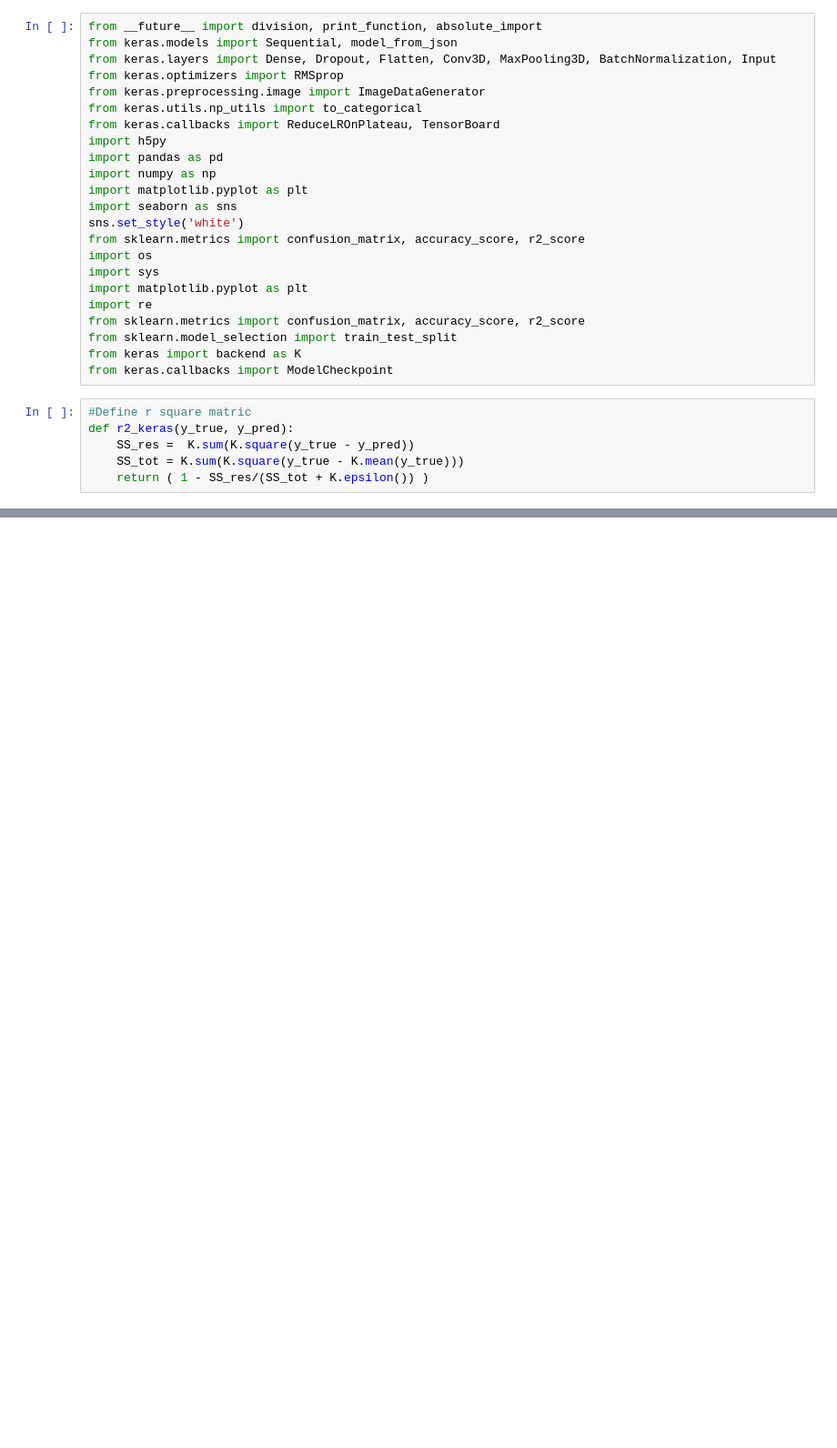
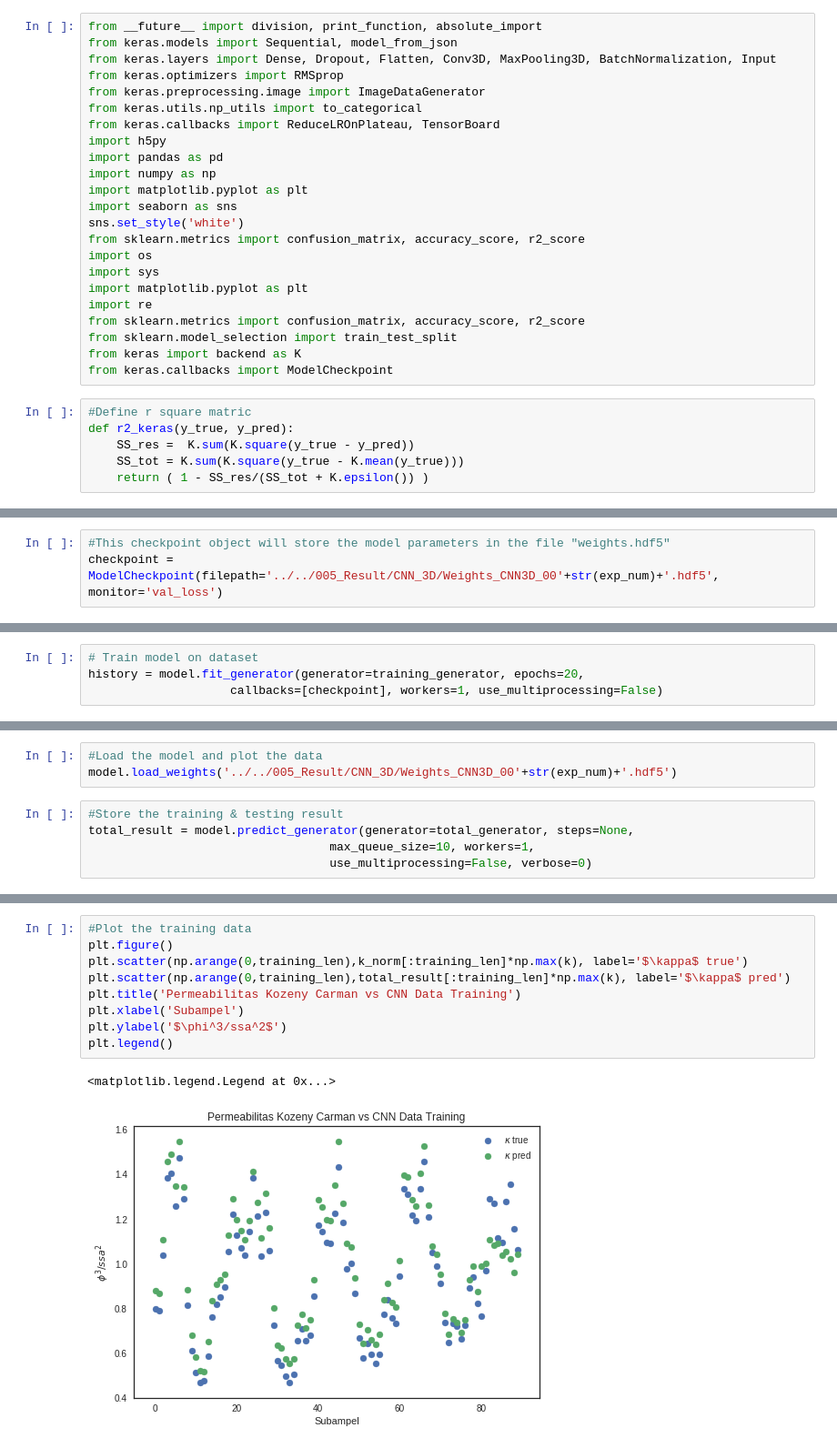
Before and after one commit to fajarwr/CNN_3D_Permaebility, a Jupyter notebook: CNN_3D_Permeability.ipynb, the cells around one changed output, grey strips where cells are left out. Shown at 91% size. Drawn from its saved outputs; the diff is of its cells as text; blank space fills up the shorter version.

```diff
--- a/CNN_3D_Permeability.ipynb
+++ b/CNN_3D_Permeability.ipynb
@@ -53,0 +167,3 @@ gdrive  sample_data
+# %%
+#This checkpoint object will store the model parameters in the file "weights.hdf5"
+checkpoint = ModelCheckpoint(filepath='../../005_Result/CNN_3D/Weights_CNN3D_00'+str(exp_num)+'.hdf5', monitor='val_loss')
@@ -53,0 +173,4 @@ gdrive  sample_data
+# %%
+# Train model on dataset
+history = model.fit_generator(generator=training_generator, epochs=20,
+                    callbacks=[checkpoint], workers=1, use_multiprocessing=False)
@@ -53,0 +199,8 @@ gdrive  sample_data
+# %%
+#Load the model and plot the data
+model.load_weights('../../005_Result/CNN_3D/Weights_CNN3D_00'+str(exp_num)+'.hdf5')
+# %%
+#Store the training & testing result
+total_result = model.predict_generator(generator=total_generator, steps=None,
+                                  max_queue_size=10, workers=1,
+                                  use_multiprocessing=False, verbose=0)
@@ -53,0 +223,12 @@ gdrive  sample_data
+# %%
+#Plot the training data
+plt.figure()
+plt.scatter(np.arange(0,training_len),k_norm[:training_len]*np.max(k), label='$\kappa$ true')
+plt.scatter(np.arange(0,training_len),total_result[:training_len]*np.max(k), label='$\kappa$ pred')
+plt.title('Permeabilitas Kozeny Carman vs CNN Data Training')
+plt.xlabel('Subampel')
+plt.ylabel('$\phi^3/ssa^2$')
+plt.legend()
+# %% [output]
+<matplotlib.legend.Legend at 0x...>
+[figure, added]
```
Also changed, not shown: parts of 24 cells of this notebook.
